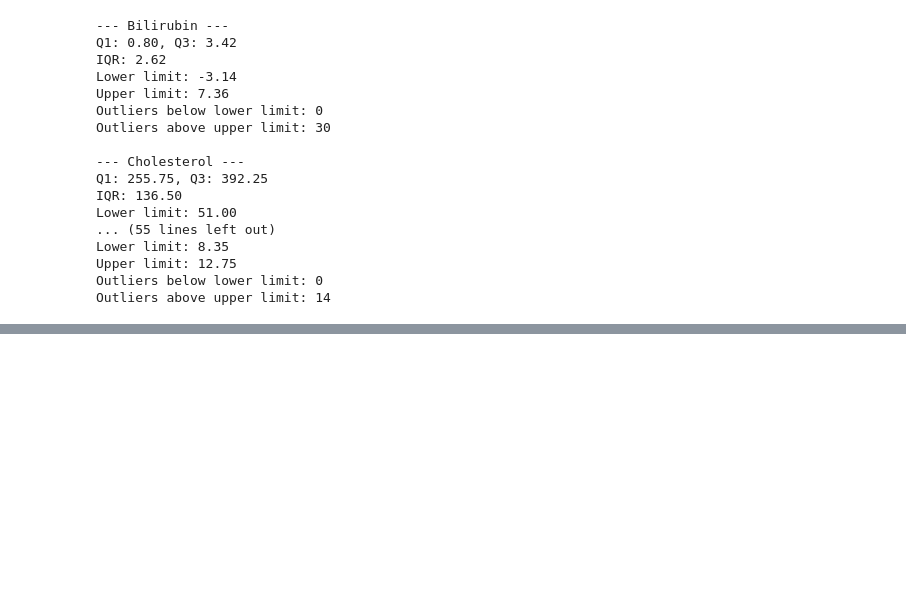
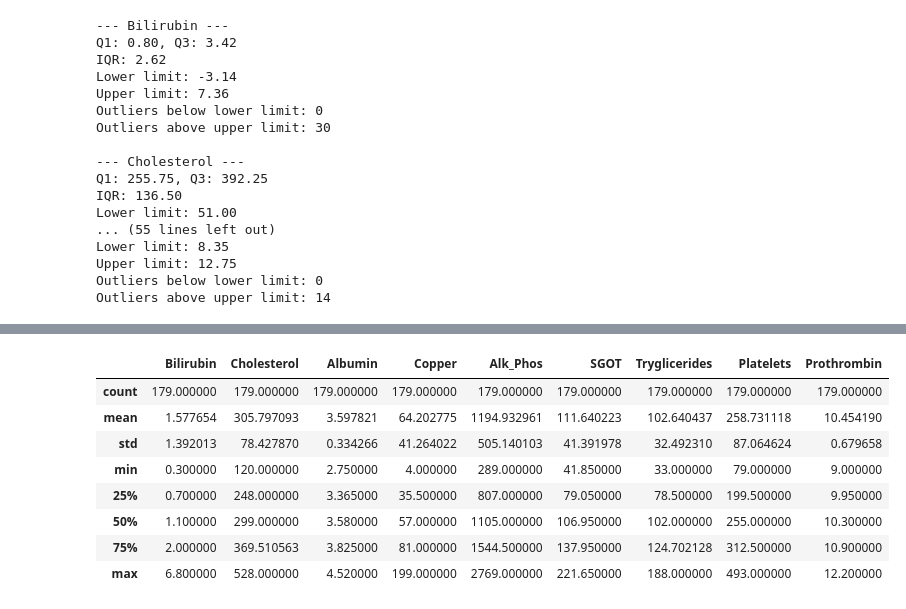
Before and after one commit to CarolinaCapitao/Machine-Learning, a Jupyter notebook: Cirrhosis_database.ipynb, the cells around one changed output, grey strips where cells are left out. Cells and saved outputs as stored; diff of their text form; code cells hidden in the pictures; blank space fills up the shorter version.

```diff
--- a/Cirrhosis_database.ipynb
+++ b/Cirrhosis_database.ipynb
@@ -624,0 +649,13 @@ Outliers above upper limit: 14
+# %%
+# Descriptive statistics of the numerical variables without outliers based on IQR
+db2[var_num].describe()
+# %% [output]
+|  | Bilirubin | Cholesterol | Albumin | Copper | Alk_Phos | SGOT | Tryglicerides | Platelets | Prothrombin |
+| count | 179.000000 | 179.000000 | 179.000000 | 179.000000 | 179.000000 | 179.000000 | 179.000000 | 179.000000 | 179.000000 |
+| mean | 1.577654 | 305.797093 | 3.597821 | 64.202775 | 1194.932961 | 111.640223 | 102.640437 | 258.731118 | 10.454190 |
+| std | 1.392013 | 78.427870 | 0.334266 | 41.264022 | 505.140103 | 41.391978 | 32.492310 | 87.064624 | 0.679658 |
+| min | 0.300000 | 120.000000 | 2.750000 | 4.000000 | 289.000000 | 41.850000 | 33.000000 | 79.000000 | 9.000000 |
+| 25% | 0.700000 | 248.000000 | 3.365000 | 35.500000 | 807.000000 | 79.050000 | 78.500000 | 199.500000 | 9.950000 |
+| 50% | 1.100000 | 299.000000 | 3.580000 | 57.000000 | 1105.000000 | 106.950000 | 102.000000 | 255.000000 | 10.300000 |
+| 75% | 2.000000 | 369.510563 | 3.825000 | 81.000000 | 1544.500000 | 137.950000 | 124.702128 | 312.500000 | 10.900000 |
+| max | 6.800000 | 528.000000 | 4.520000 | 199.000000 | 2769.000000 | 221.650000 | 188.000000 | 493.000000 | 12.200000 |
```
Also changed, not shown: parts of 8 cells of this notebook.
